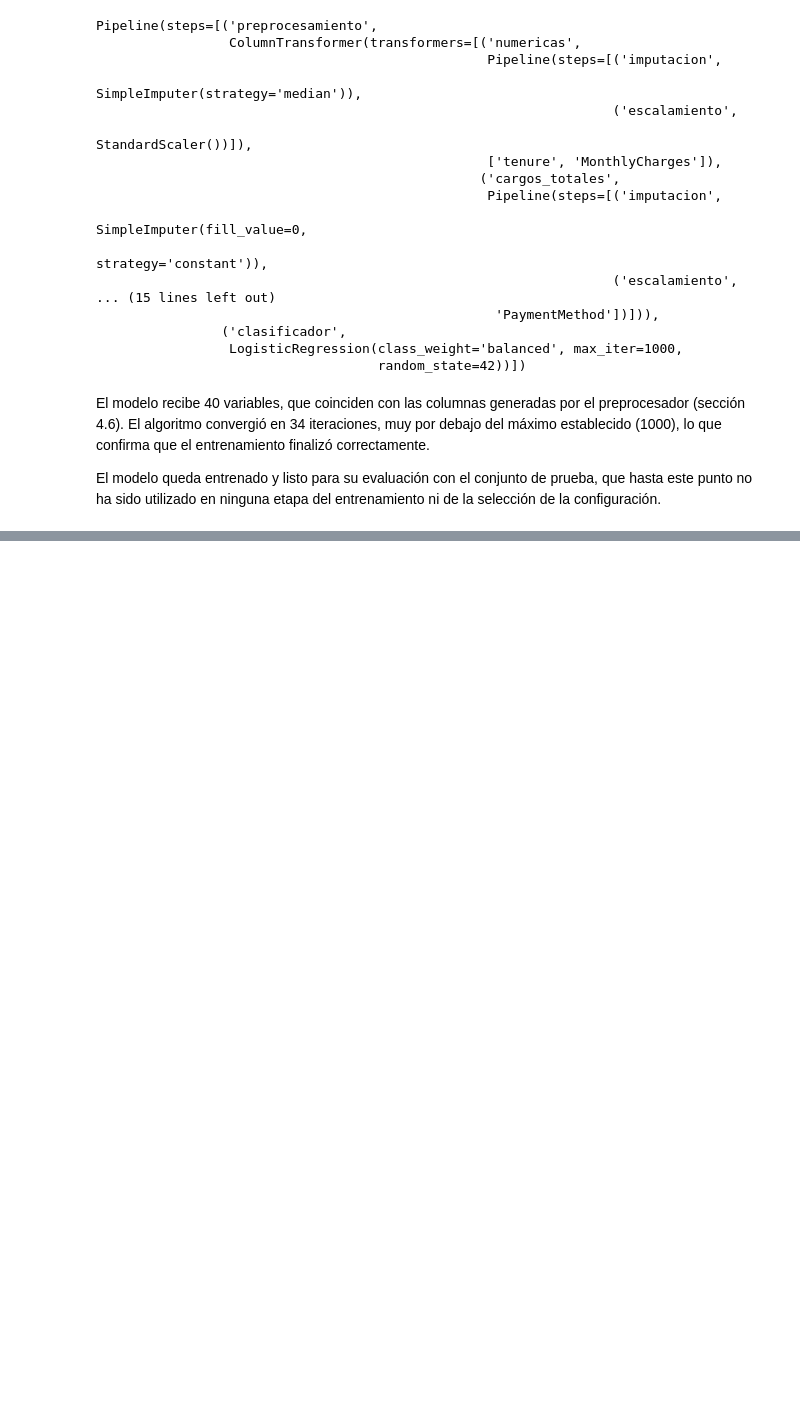
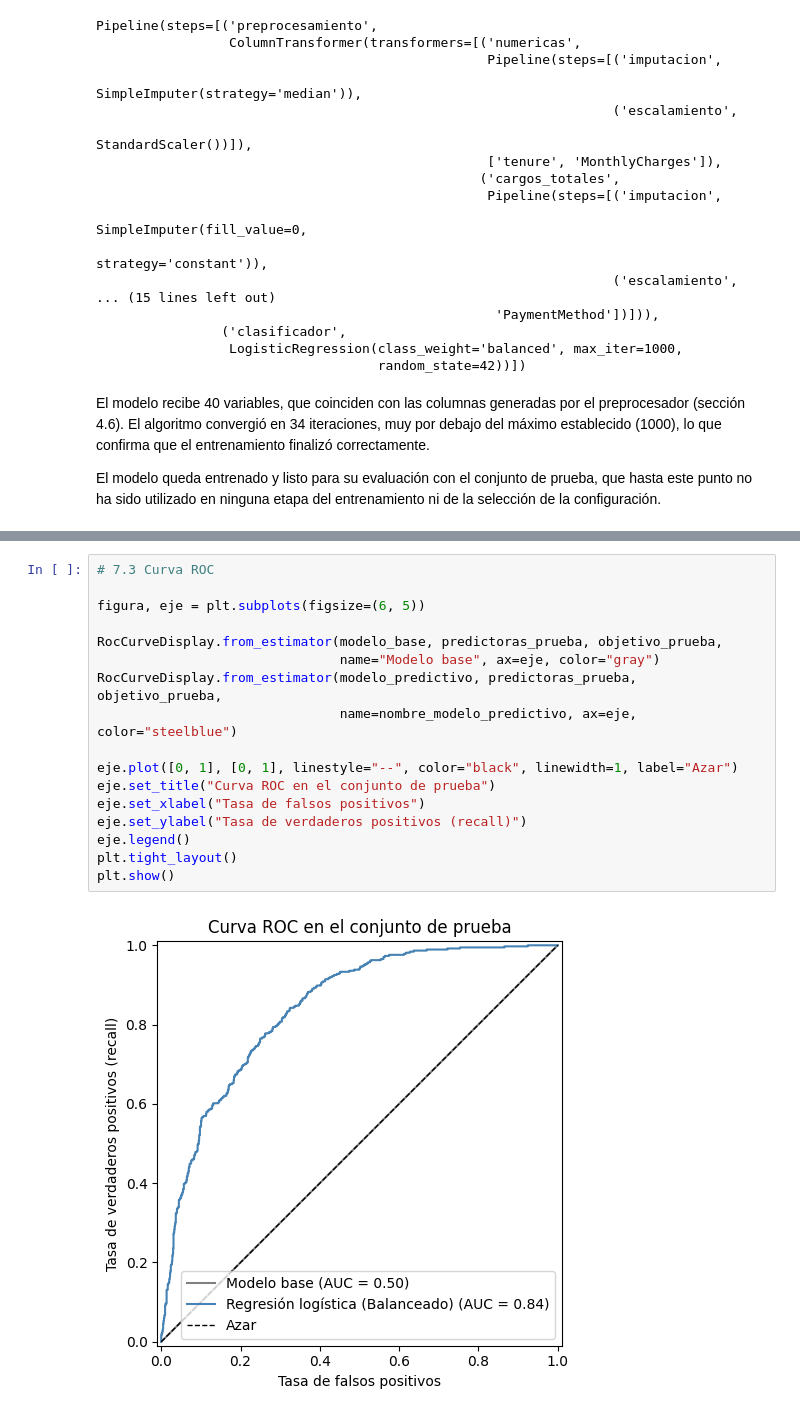
Before and after one commit to Alexa0723/Proyecto_Modelos1, a Jupyter notebook: fase-1/Fase_1_Modelo_Predictivo.ipynb, the cells around one changed output, grey strips where cells are left out. Saved outputs shown, nothing was run; the diff lists cells and outputs as text; blank space fills up the shorter version.

```diff
--- a/fase-1/Fase_1_Modelo_Predictivo.ipynb
+++ b/fase-1/Fase_1_Modelo_Predictivo.ipynb
@@ -1563,0 +1761,19 @@ entrenamiento ni de la selección de la configuración.
+# %%
+# 7.3 Curva ROC
+
+figura, eje = plt.subplots(figsize=(6, 5))
+
+RocCurveDisplay.from_estimator(modelo_base, predictoras_prueba, objetivo_prueba,
+                               name="Modelo base", ax=eje, color="gray")
+RocCurveDisplay.from_estimator(modelo_predictivo, predictoras_prueba, objetivo_prueba,
+                               name=nombre_modelo_predictivo, ax=eje, color="steelblue")
+
+eje.plot([0, 1], [0, 1], linestyle="--", color="black", linewidth=1, label="Azar")
+eje.set_title("Curva ROC en el conjunto de prueba")
+eje.set_xlabel("Tasa de falsos positivos")
+eje.set_ylabel("Tasa de verdaderos positivos (recall)")
+eje.legend()
+plt.tight_layout()
+plt.show()
+# %% [output]
+[figure, added]
```
Also changed, not shown: parts of 16 cells of this notebook.
